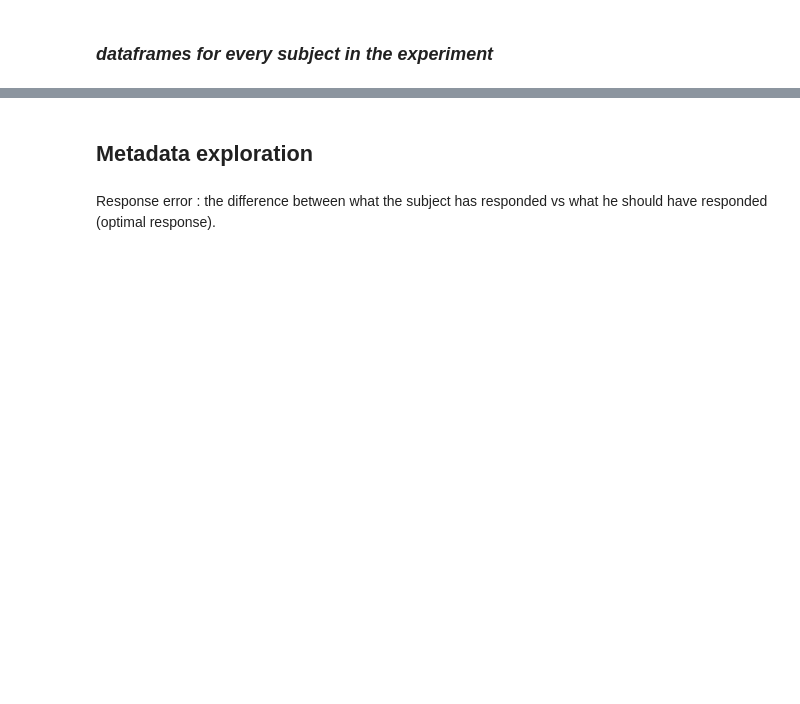
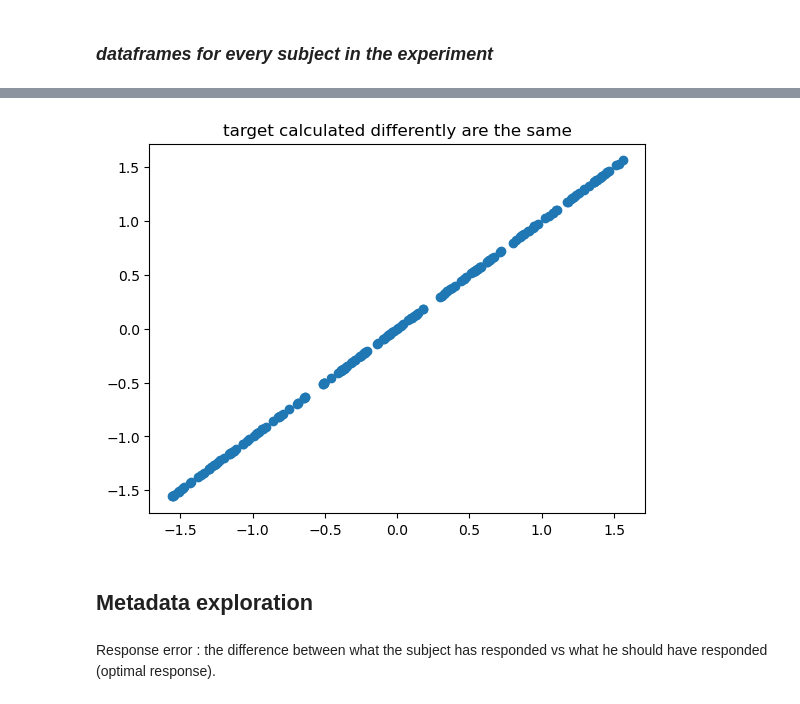
Before and after one commit to elodiehusson/Stage-M2, a Jupyter notebook: Sanity Check poids comportement.ipynb, the cells around one changed output, grey strips where cells are left out. Drawn from its saved outputs; the diff is of its cells as text; code cells hidden in the pictures; blank space fills up the shorter version.

```diff
--- a/Sanity Check poids comportement.ipynb
+++ b/Sanity Check poids comportement.ipynb
@@ -203,3 +191,9 @@ all_participants(dfs[3])
+# %%
+plt.plot(all_participants(dfs[1])["target"], all_participants(dfs[1])["target_numbers"], 'o')
+plt.title("target calculated differently are the same")
+plt.show()
+# %% [output]
+[figure, added]
 # %% [markdown]
 ## **Metadata exploration**
 # %% [markdown]
```
Also changed, not shown: parts of 12 cells of this notebook.
